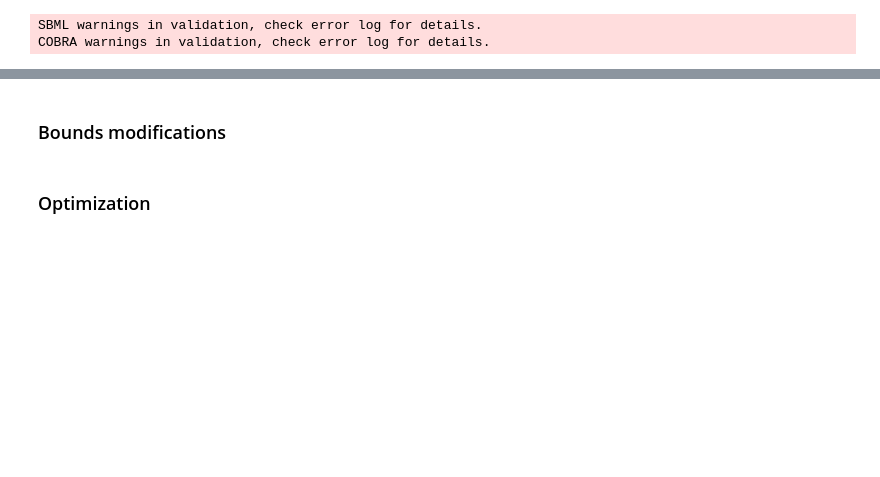
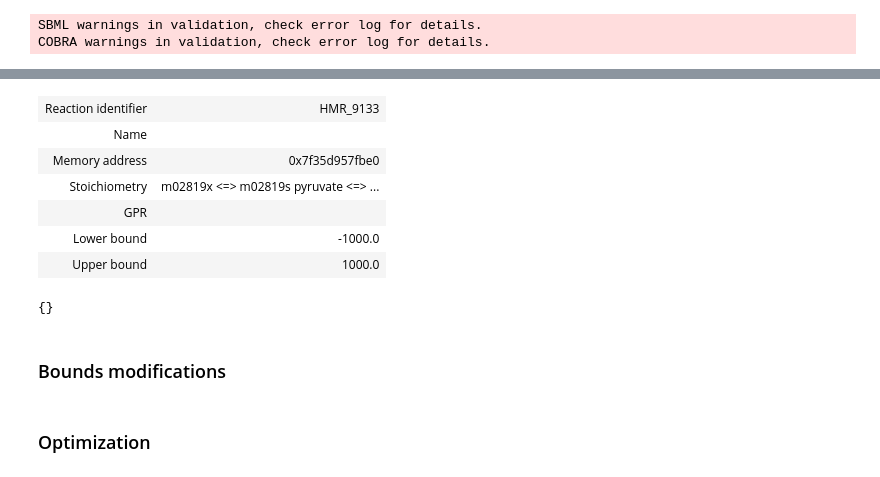
Before and after one commit to JoPkb/RBA_cutsets, a Jupyter notebook: manips_light.ipynb, the cells around one changed output, grey strips where cells are left out. Saved outputs shown, nothing was run; the diff lists cells and outputs as text; code cells hidden in the pictures; blank space fills up the shorter version.

```diff
--- a/manips_light.ipynb
+++ b/manips_light.ipynb
@@ -69,0 +86,10 @@ COBRA warnings in validation, check error log for details.
+# %%
+HepG2_v2.reactions.HMR_9133
+# %% [output]
+| Reaction identifier | HMR_9133 |
+| Name |  |
+| Memory address | 0x7f35d957fbe0 |
+| Stoichiometry | m02819x <=> m02819s pyruvate <=> ... |
+| GPR |  |
+| Lower bound | -1000.0 |
+| Upper bound | 1000.0 |
@@ -70,3 +98,7 @@ COBRA warnings in validation, check error log for details.
+# %%
+f
+# %% [output]
+{}
 # %% [markdown]
 ### Bounds modifications
 # %%
```
Also changed, not shown: parts of 10 cells of this notebook, 5 other files.
